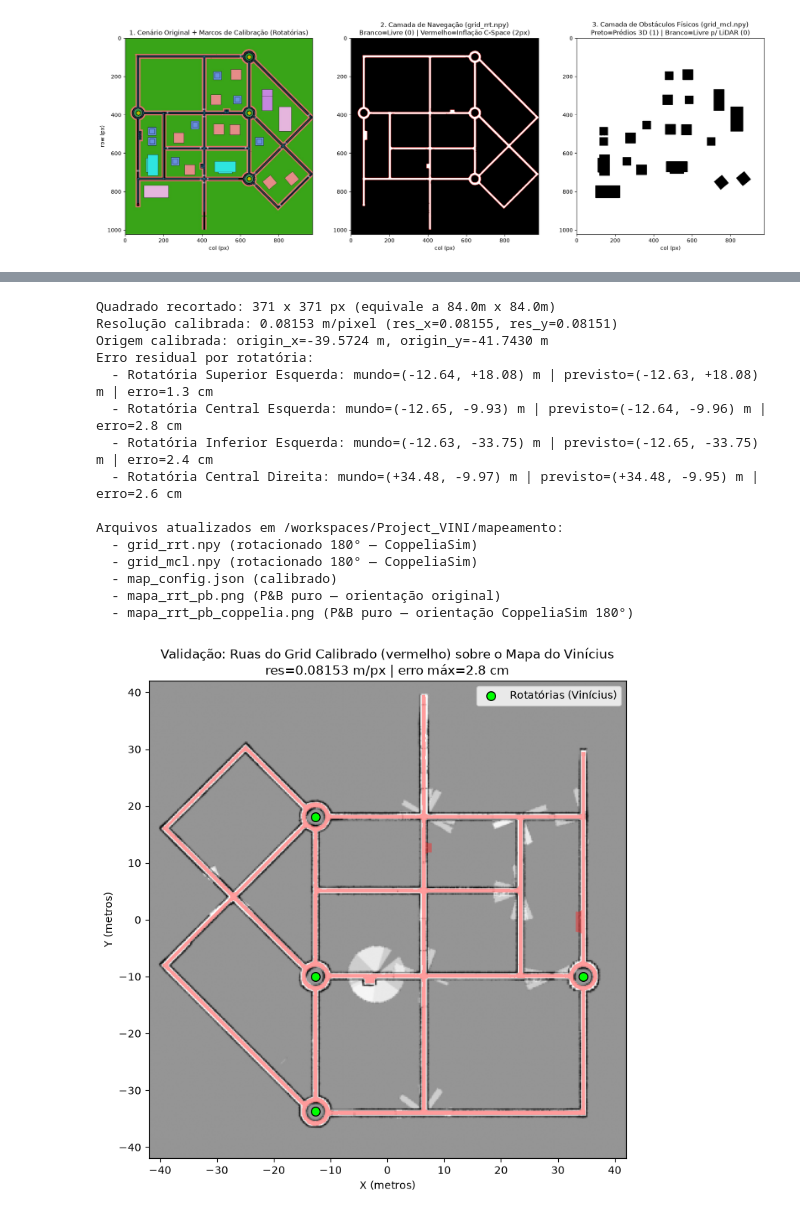
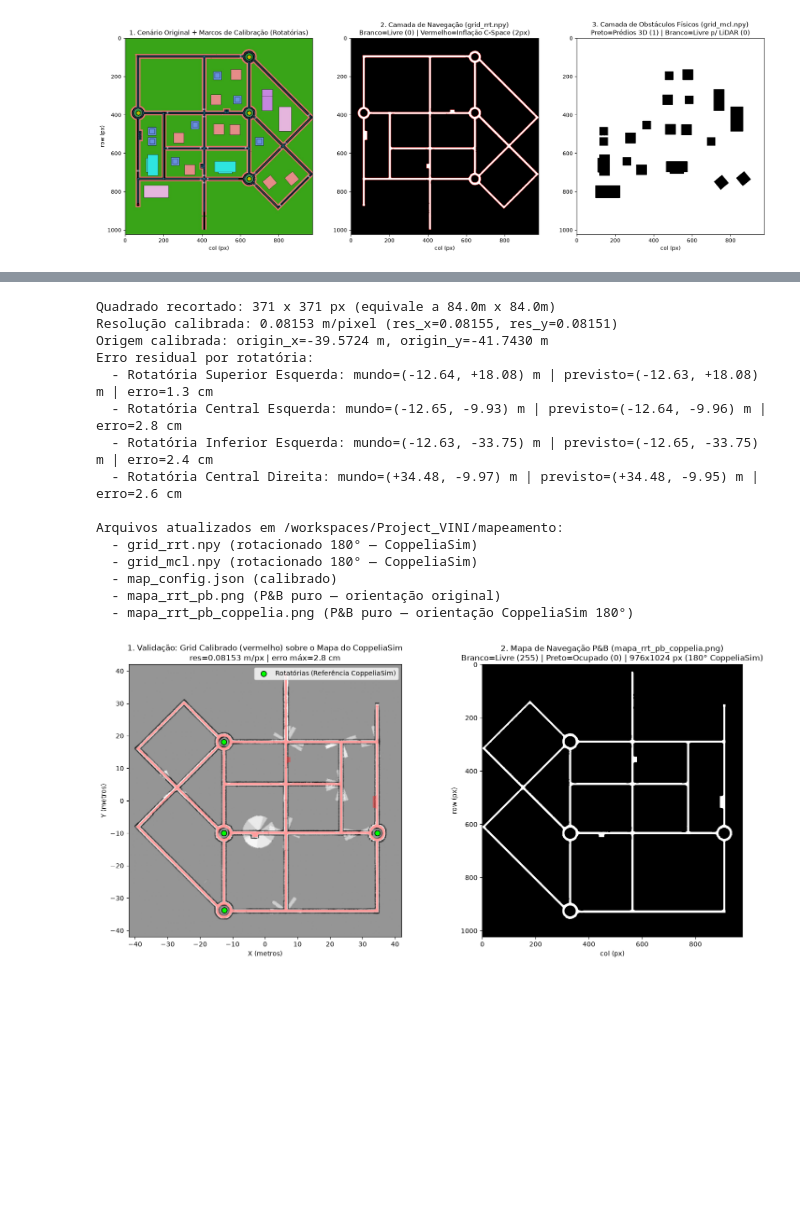
Before and after one commit to GGome5/Project_VINI, a Jupyter notebook: projeto_final_vini.ipynb, the cells around one changed output, grey strips where cells are left out. Drawn from its saved outputs; the diff is of its cells as text; code cells hidden in the pictures; blank space fills up the shorter version.

```diff
--- a/projeto_final_vini.ipynb
+++ b/projeto_final_vini.ipynb
@@ -344,17 +344,17 @@ from matplotlib.colors import ListedColormap
 BASE_DIR = os.path.abspath(".")
 MAP_DIR = BASE_DIR if os.path.basename(BASE_DIR) == "mapeamento" else os.path.join(BASE_DIR, "mapeamento")
 
-vin_img_path = os.path.join(MAP_DIR, "Occupancy_Grid_-_Terminal_Update.png")
+ref_img_path = os.path.join(MAP_DIR, "Occupancy_Grid_-_Terminal_Update.png")
 rrt_path = os.path.join(MAP_DIR, "grid_rrt.npy")
 mcl_path = os.path.join(MAP_DIR, "grid_mcl.npy")
 cfg_path = os.path.join(MAP_DIR, "map_config.json")
 
-# 1. Carregar a imagem do Vinícius e recortar o quadrado exato de 84m x 84m
-img_vin = cv2.imread(vin_img_path, cv2.IMREAD_GRAYSCALE)
-assert img_vin is not None, f"Salve a imagem em {vin_img_path}"
+# 1. Carregar o Occupancy Grid de referência do CoppeliaSim e recortar o quadrado exato de 84m x 84m
+img_ref = cv2.imread(ref_img_path, cv2.IMREAD_GRAYSCALE)
+assert img_ref is not None, f"Salve a imagem de referência em {ref_img_path}"
 
 # Encontra o maior contorno quadrado (o mapa) ignorando a barra de cores lateral
-mask_nao_branco = (img_vin < 250).astype(np.uint8) * 255
+mask_nao_branco = (img_ref < 250).astype(np.uint8) * 255
 contours, _ = cv2.findContours(mask_nao_branco, cv2.RETR_EXTERNAL, cv2.CHAIN_APPROX_SIMPLE)
 
 melhor_box = None
@@ -366,26 +366,26 @@ for cnt in contours:
         maior_area = w * h
         melhor_box = (x, y, w, h)
 
-assert melhor_box is not None, "Não foi possível localizar o quadrado do mapa na imagem do Vinícius."
+assert melhor_box is not None, "Não foi possível localizar o quadrado do mapa na imagem de referência."
 bx, by, bw, bh = melhor_box
 # Remove 2px da borda preta do plot para ficar exatamente com o interior de 84m x 84m
-map_crop = img_vin[by + 2 : by + bh - 2, bx + 2 : bx + bw - 2]
+map_crop = img_ref[by + 2 : by + bh - 2, bx + 2 : bx + bw - 2]
 Hc, Wc = map_crop.shape
 print(f"Quadrado recortado: {Wc} x {Hc} px (equivale a 84.0m x 84.0m)")
 
-# 2. Detectar as 4 ilhas cinzas das rotatórias no mapa do Vinícius
+# 2. Detectar as 4 ilhas cinzas das rotatórias no mapa de referência do CoppeliaSim
 # As ruas são brancas (>230) e as ilhas internas das rotatórias são cinzas (~128) cercadas por branco
 mask_nao_rua = (map_crop < 220).astype(np.uint8)
-num_labels, labels_vin, stats_vin, centroids_vin = cv2.connectedComponentsWithStats(mask_nao_rua)
+num_labels, labels_ref, stats_ref, centroids_ref = cv2.connectedComponentsWithStats(mask_nao_rua)
 
 ilhas = []
 for i in range(1, num_labels):
-    area = stats_vin[i, cv2.CC_STAT_AREA]
-    w_i = stats_vin[i, cv2.CC_STAT_WIDTH]
-    h_i = stats_vin[i, cv2.CC_STAT_HEIGHT]
+    area = stats_ref[i, cv2.CC_STAT_AREA]
+    w_i = stats_ref[i, cv2.CC_STAT_WIDTH]
+    h_i = stats_ref[i, cv2.CC_STAT_HEIGHT]
     # Filtro geométrico para pegar apenas as 4 ilhas circulares das rotatórias
     if 80 < area < 2000 and 0.75 <= (w_i / float(h_i)) <= 1.35:
-        cx, cy = centroids_vin[i]
+        cx, cy = centroids_ref[i]
         # Conversão direta para metros do CoppeliaSim: X in [-42, 42], Y in [-42, 42]
         wx = -42.0 + ((cx + 0.5) / Wc) * 84.0
         wy =  42.0 - ((cy + 0.5) / Hc) * 84.0
@@ -393,10 +393,10 @@ for i in range(1, num_labels):
 
 assert len(ilhas) == 4, f"Esperava 4 rotatórias, mas encontrei {len(ilhas)}. Ajuste o filtro de área."
 
-# Ordena as 4 rotatórias do Vinícius: 3 na coluna esquerda (topo -> baixo) e 1 na direita
+# Ordena as 4 rotatórias de referência: 3 na coluna esquerda (topo -> baixo) e 1 na direita
 ilhas_ord = sorted(ilhas, key=lambda p: p[0])            # ordena por X (col)
-rot_dir_vin = ilhas_ord[-1]                              # a mais à direita (Central Direita)
-rot_esq_vin = sorted(ilhas_ord[:-1], key=lambda p: p[1]) # 3 da esquerda: Sup, Cen, Inf
+rot_dir_ref = ilhas_ord[-1]                              # a mais à direita (Central Direita)
+rot_esq_ref = sorted(ilhas_ord[:-1], key=lambda p: p[1]) # 3 da esquerda: Sup, Cen, Inf
 
 nomes_rotatorias_coppelia = [
     "Rotatória Superior Esquerda",
@@ -406,10 +406,10 @@ nomes_rotatorias_coppelia = [
 ]
 
 world_pts = np.array([
-    [rot_esq_vin[0][2], rot_esq_vin[0][3]], # Superior Esquerda (m)
-    [rot_esq_vin[1][2], rot_esq_vin[1][3]], # Central Esquerda (m)
-    [rot_esq_vin[2][2], rot_esq_vin[2][3]], # Inferior Esquerda (m)
-    [rot_dir_vin[2],    rot_dir_vin[3]],    # Central Direita (m)
+    [rot_esq_ref[0][2], rot_esq_ref[0][3]], # Superior Esquerda (m)
+    [rot_esq_ref[1][2], rot_esq_ref[1][3]], # Central Esquerda (m)
+    [rot_esq_ref[2][2], rot_esq_ref[2][3]], # Inferior Esquerda (m)
+    [rot_dir_ref[2],    rot_dir_ref[3]],    # Central Direita (m)
 ])
 
 # 3. Carregar grids e config e aplicar rotação de 180° de forma idempotente (evita girar 2x se re-executar)
@@ -427,7 +427,7 @@ if not ja_rotacionado:
     img_pb_orig = ((1 - grid_rrt) * 255).astype(np.uint8)
     cv2.imwrite(os.path.join(MAP_DIR, "mapa_rrt_pb.png"), img_pb_orig)
 
-    # Rotaciona os grids em 180° para alinhar com o CoppeliaSim / mapa do Vinícius
+    # Rotaciona os grids em 180° para alinhar com o sistema de coordenadas do CoppeliaSim
     grid_rrt = np.rot90(grid_rrt, 2).copy()
     grid_mcl = np.rot90(grid_mcl, 2).copy()
 
@@ -470,7 +470,7 @@ for nome, (px_c, px_r), (wx, wy) in zip(nomes_rotatorias_coppelia, px_pts, world
     erros_m.append(err)
     print(f"  - {nome}: mundo=({wx:+.2f}, {wy:+.2f}) m | previsto=({pred_x:+.2f}, {pred_y:+.2f}) m | erro={err*100:.1f} cm")
 
-# 5. Salvar grids rotacionados, map_config.json calibrado e PNG P&B limpo para o Vinícius
+# 5. Salvar grids rotacionados, map_config.json calibrado e PNG P&B limpo para o planejador RRT
 np.save(rrt_path, grid_rrt)
 np.save(mcl_path, grid_mcl)
 
@@ -525,41 +525,62 @@ print("  - map_config.json (calibrado)")
 print("  - mapa_rrt_pb.png (P&B puro — orientação original)")
 print("  - mapa_rrt_pb_coppelia.png (P&B puro — orientação CoppeliaSim 180°)")
 
-# 6. Validação visual: sobrepor as ruas livres do seu grid (em vermelho translúcido) sobre o mapa do Vinícius
+# 6. Validação visual: sobreposição do grid calibrado e visualização do mapa P&B exportado para o RRT
 val_path = os.path.join(MAP_DIR, "validacao_calibracao.png")
-fig, ax = plt.subplots(figsize=(7.5, 7.5))
-ax.imshow(map_crop, cmap="gray", extent=[-42, 42, -42, 42])
+fig, axes = plt.subplots(1, 2, figsize=(15, 7))
 
-# Destaca apenas as células livres (ruas: grid_rrt == 0) em vermelho translúcido
+# Painel 1: Sobreposição das ruas livres (vermelho translúcido) sobre o mapa exploratório do CoppeliaSim
+axes[0].imshow(map_crop, cmap="gray", extent=[-42, 42, -42, 42])
 ruas_overlay = np.ma.masked_where(grid_rrt == 1, np.ones_like(grid_rrt, dtype=float))
-ax.imshow(
+axes[0].imshow(
     ruas_overlay,
     cmap=ListedColormap(["#ff2222"]),
     alpha=0.45,
     extent=[origin_x, origin_x + W * resolution, origin_y, origin_y + H * resolution],
 )
-ax.scatter(world_pts[:, 0], world_pts[:, 1], c="lime", edgecolors="black", s=70, zorder=5, label="Rotatórias (Vinícius)")
-ax.set_title(f"Validação: Ruas do Grid Calibrado (vermelho) sobre o Mapa do Vinícius\nres={resolution:.5f} m/px | erro máx={max(erros_m)*100:.1f} cm")
-ax.set_xlabel("X (metros)")
-ax.set_ylabel("Y (metros)")
-ax.legend(loc="upper right")
+axes[0].scatter(
+    world_pts[:, 0],
+    world_pts[:, 1],
+    c="lime",
+    edgecolors="black",
+    s=70,
+    zorder=5,
+    label="Rotatórias (Referência CoppeliaSim)",
+)
+axes[0].set_title(
+    f"1. Validação: Grid Calibrado (vermelho) sobre o Mapa do CoppeliaSim\n"
+    f"res={resolution:.5f} m/px | erro máx={max(erros_m)*100:.1f} cm"
+)
+axes[0].set_xlabel("X (metros)")
+axes[0].set_ylabel("Y (metros)")
+axes[0].legend(loc="upper right")
+
+# Painel 2: Visualização do PNG P&B puro exportado na orientação do CoppeliaSim (mapa_rrt_pb_coppelia.png)
+axes[1].imshow(img_pb_coppelia, cmap="gray", vmin=0, vmax=255)
+axes[1].set_title(
+    f"2. Mapa de Navegação P&B (mapa_rrt_pb_coppelia.png)\n"
+    f"Branco=Livre (255) | Preto=Ocupado (0) | {W}x{H} px (180° CoppeliaSim)"
+)
+axes[1].set_xlabel("col (px)")
+axes[1].set_ylabel("row (px)")
+
 plt.tight_layout()
 plt.savefig(val_path, dpi=150, bbox_inches="tight")
 plt.show()
 # %% [output]
 Quadrado recortado: 371 x 371 px (equivale a 84.0m x 84.0m)
 Resolução calibrada: 0.08153 m/pixel (res_x=0.08155, res_y=0.08151)
 Origem calibrada: origin_x=-39.5724 m, origin_y=-41.7430 m
 Erro residual por rotatória:
   - Rotatória Superior Esquerda: mundo=(-12.64, +18.08) m | previsto=(-12.63, +18.08) m | erro=1.3 cm
   - Rotatória Central Esquerda: mundo=(-12.65, -9.93) m | previsto=(-12.64, -9.96) m | erro=2.8 cm
   - Rotatória Inferior Esquerda: mundo=(-12.63, -33.75) m | previsto=(-12.65, -33.75) m | erro=2.4 cm
   - Rotatória Central Direita: mundo=(+34.48, -9.97) m | previsto=(+34.48, -9.95) m | erro=2.6 cm
 
 Arquivos atualizados em /workspaces/Project_VINI/mapeamento:
   - grid_rrt.npy (rotacionado 180° — CoppeliaSim)
   - grid_mcl.npy (rotacionado 180° — CoppeliaSim)
   - map_config.json (calibrado)
   - mapa_rrt_pb.png (P&B puro — orientação original)
   - mapa_rrt_pb_coppelia.png (P&B puro — orientação CoppeliaSim 180°)
-[figure, old version]
+[figure, new version]
```
Also changed, not shown: parts of 1 cell of this notebook, 2 other files.
